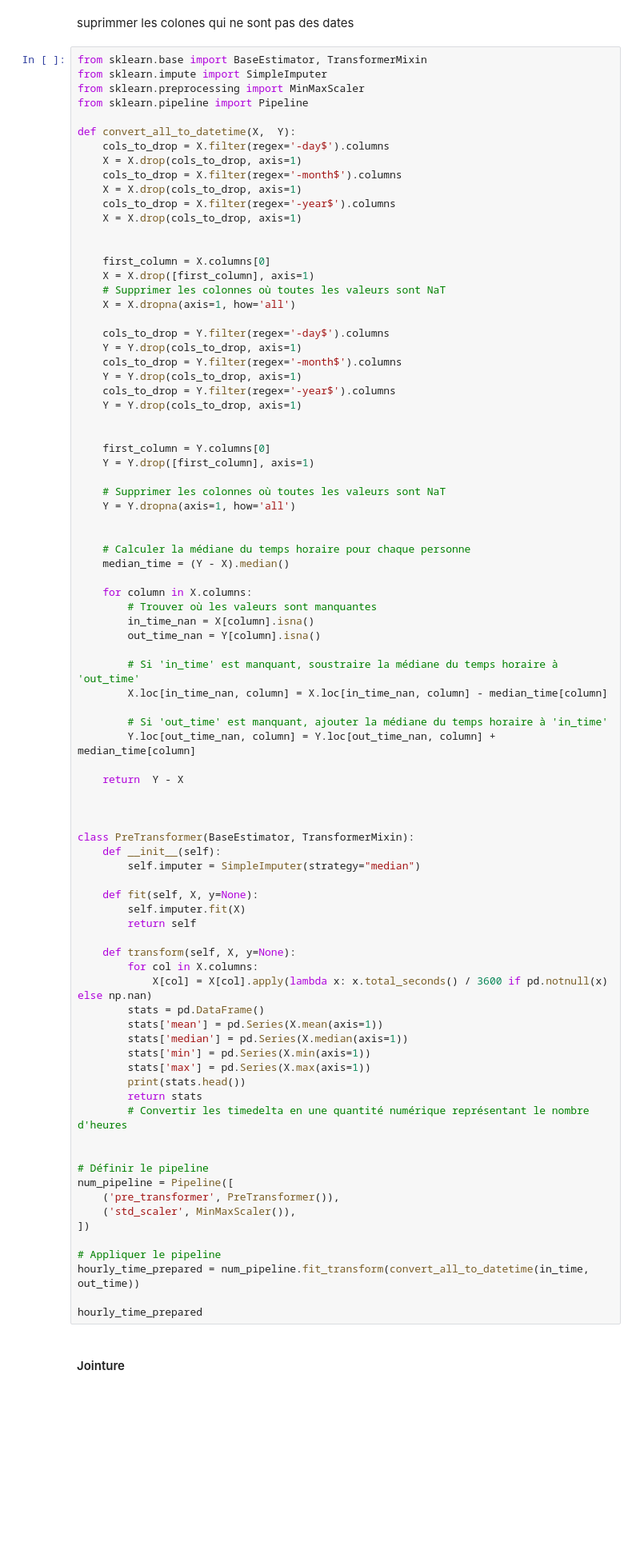
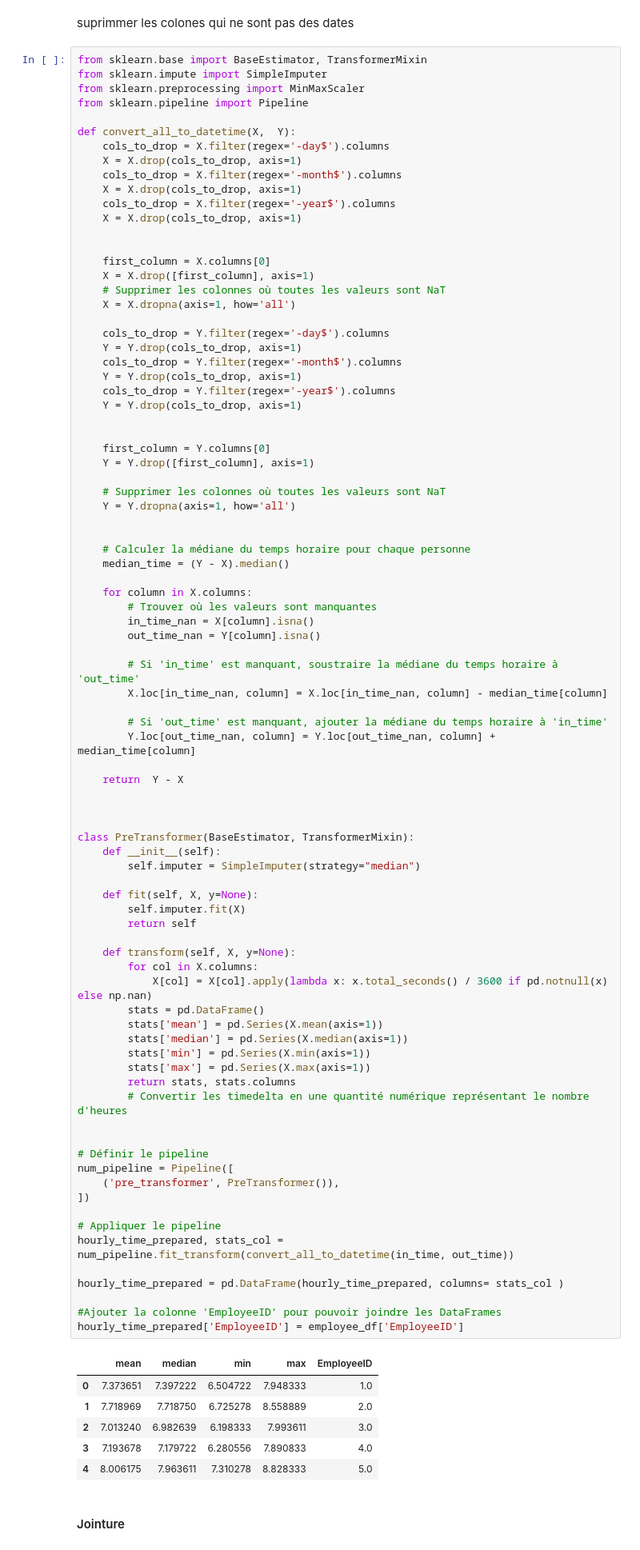
Before and after one commit to AnatholyB1/AI_A4, a Jupyter notebook: data_transformation.ipynb, the cells around one changed output. Shown at 80% size. Saved outputs shown, nothing was run; the diff lists cells and outputs as text; blank space fills up the shorter version.

Commit message:
update(data): all data are prepared

```diff
--- a/data_transformation.ipynb
+++ b/data_transformation.ipynb
@@ -292,38 +304,46 @@ def convert_all_to_datetime(X,  Y):
     return  Y - X
 
 
 
 class PreTransformer(BaseEstimator, TransformerMixin):
     def __init__(self):
         self.imputer = SimpleImputer(strategy="median")
 
     def fit(self, X, y=None):
         self.imputer.fit(X)
         return self
 
     def transform(self, X, y=None):
         for col in X.columns:
             X[col] = X[col].apply(lambda x: x.total_seconds() / 3600 if pd.notnull(x) else np.nan)
         stats = pd.DataFrame()
         stats['mean'] = pd.Series(X.mean(axis=1))
         stats['median'] = pd.Series(X.median(axis=1))
         stats['min'] = pd.Series(X.min(axis=1))
         stats['max'] = pd.Series(X.max(axis=1))
-        print(stats.head())
-        return stats
+        return stats, stats.columns
         # Convertir les timedelta en une quantité numérique représentant le nombre d'heures
 
 
 # Définir le pipeline
 num_pipeline = Pipeline([
     ('pre_transformer', PreTransformer()),
-    ('std_scaler', MinMaxScaler()),
 ])
 
 # Appliquer le pipeline
-hourly_time_prepared = num_pipeline.fit_transform(convert_all_to_datetime(in_time, out_time))
+hourly_time_prepared, stats_col = num_pipeline.fit_transform(convert_all_to_datetime(in_time, out_time))
 
-hourly_time_prepared
+hourly_time_prepared = pd.DataFrame(hourly_time_prepared, columns= stats_col )
+
+#Ajouter la colonne 'EmployeeID' pour pouvoir joindre les DataFrames
+hourly_time_prepared['EmployeeID'] = employee_df['EmployeeID']
+# %% [output]
+|  | mean | median | min | max | EmployeeID |
+| 0 | 7.373651 | 7.397222 | 6.504722 | 7.948333 | 1.0 |
+| 1 | 7.718969 | 7.718750 | 6.725278 | 8.558889 | 2.0 |
+| 2 | 7.013240 | 6.982639 | 6.198333 | 7.993611 | 3.0 |
+| 3 | 7.193678 | 7.179722 | 6.280556 | 7.890833 | 4.0 |
+| 4 | 8.006175 | 7.963611 | 7.310278 | 8.828333 | 5.0 |
 # %% [markdown]
 #### Jointure
 # %%
```
Also changed, not shown: parts of 2 cells of this notebook.
